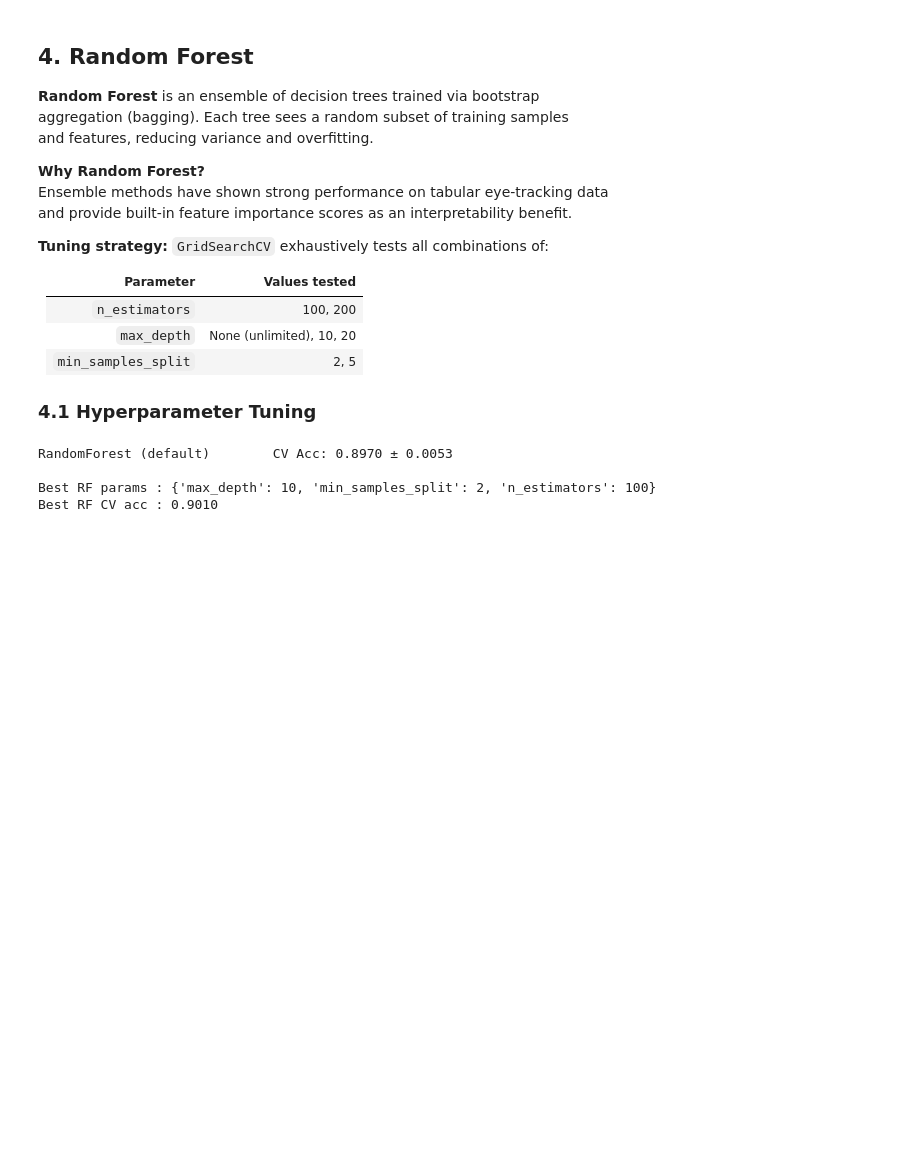
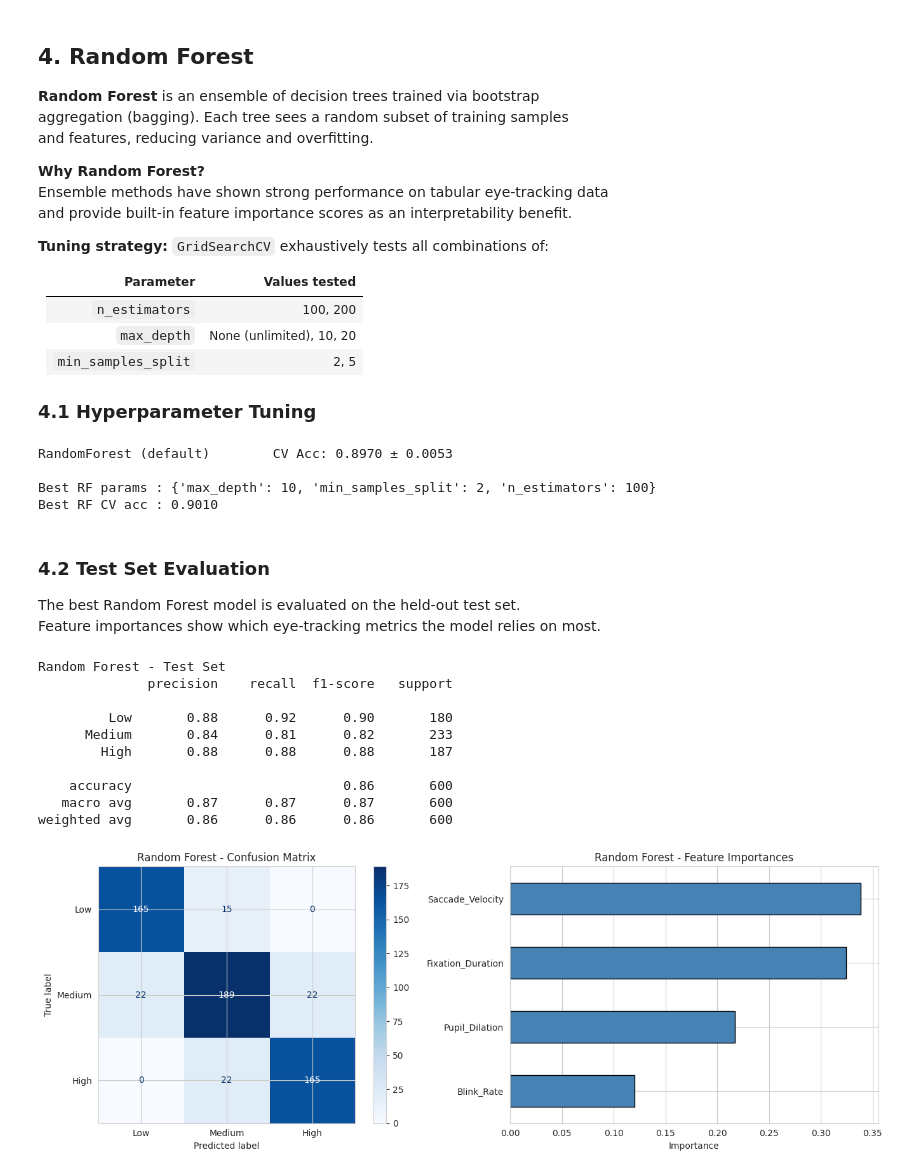
Before and after one commit to YasiniK/multimodal-student-cognitive-load-and-engagement-detection, a Jupyter notebook: Cognitive_Load/CL_Model_Training.ipynb, the cells around one changed output. Cells and saved outputs as stored; diff of their text form; code cells hidden in the pictures; blank space fills up the shorter version.

Commit message:
RF: Test set evaluation

```diff
--- a/Cognitive_Load/CL_Model_Training.ipynb
+++ b/Cognitive_Load/CL_Model_Training.ipynb
@@ -196,3 +196,45 @@ RandomForest (default)        CV Acc: 0.8970 ± 0.0053
 
 Best RF params : {'max_depth': 10, 'min_samples_split': 2, 'n_estimators': 100}
 Best RF CV acc : 0.9010
+# %% [markdown]
+### 4.2 Test Set Evaluation
+
+The best Random Forest model is evaluated on the held-out test set.
+Feature importances show which eye-tracking metrics the model relies on most.
+# %%
+# Train the best model on the full training set and evaluate on the test set
+best_rf.fit(X_train, y_train)
+y_pred_rf = best_rf.predict(X_test)
+
+print('Random Forest — Test Set Results')
+print('-' * 50)
+print(classification_report(y_test, y_pred_rf, target_names=['Low', 'Medium', 'High']))
+
+fig, axes = plt.subplots(1, 2, figsize=(14, 5))
+
+# Confusion matrix — shows per-class prediction accuracy
+ConfusionMatrixDisplay.from_predictions(
+    y_test, y_pred_rf, display_labels=['Low', 'Medium', 'High'],
+    cmap='Blues', ax=axes[0])
+axes[0].set_title('Random Forest — Confusion Matrix', fontweight='bold')
+
+# Feature importances — which eye metric matters most?
+importances = pd.Series(best_rf.feature_importances_, index=X_train.columns)
+importances.sort_values().plot.barh(ax=axes[1], color='steelblue', edgecolor='black')
+axes[1].set_title('Random Forest — Feature Importances', fontweight='bold')
+axes[1].set_xlabel('Importance Score')
+
+plt.tight_layout()
+plt.show()
+# %% [output]
+Random Forest - Test Set
+              precision    recall  f1-score   support
+
+         Low       0.88      0.92      0.90       180
+      Medium       0.84      0.81      0.82       233
+        High       0.88      0.88      0.88       187
+
+    accuracy                           0.86       600
+   macro avg       0.87      0.87      0.87       600
+weighted avg       0.86      0.86      0.86       600
+[figure, added]
```
